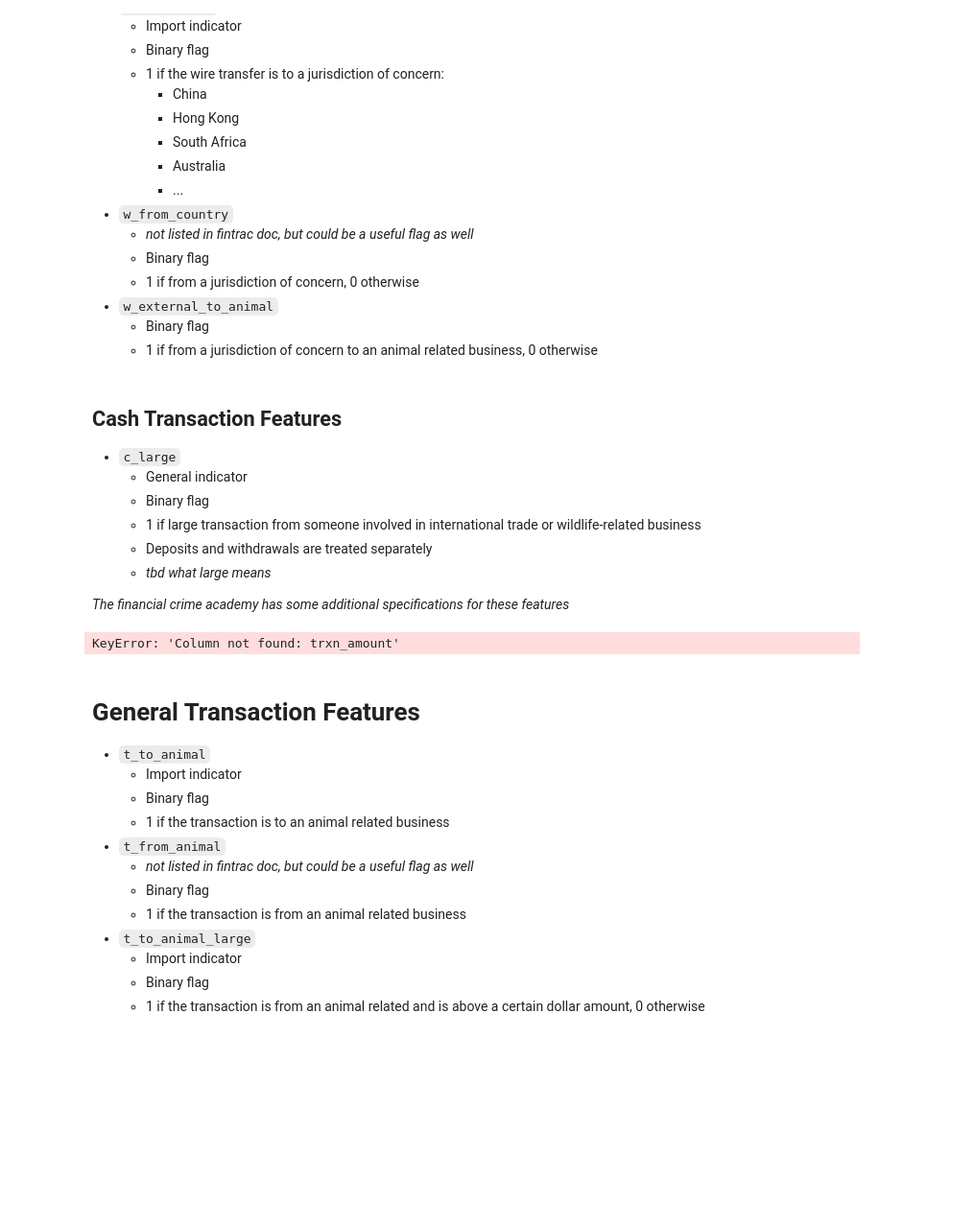
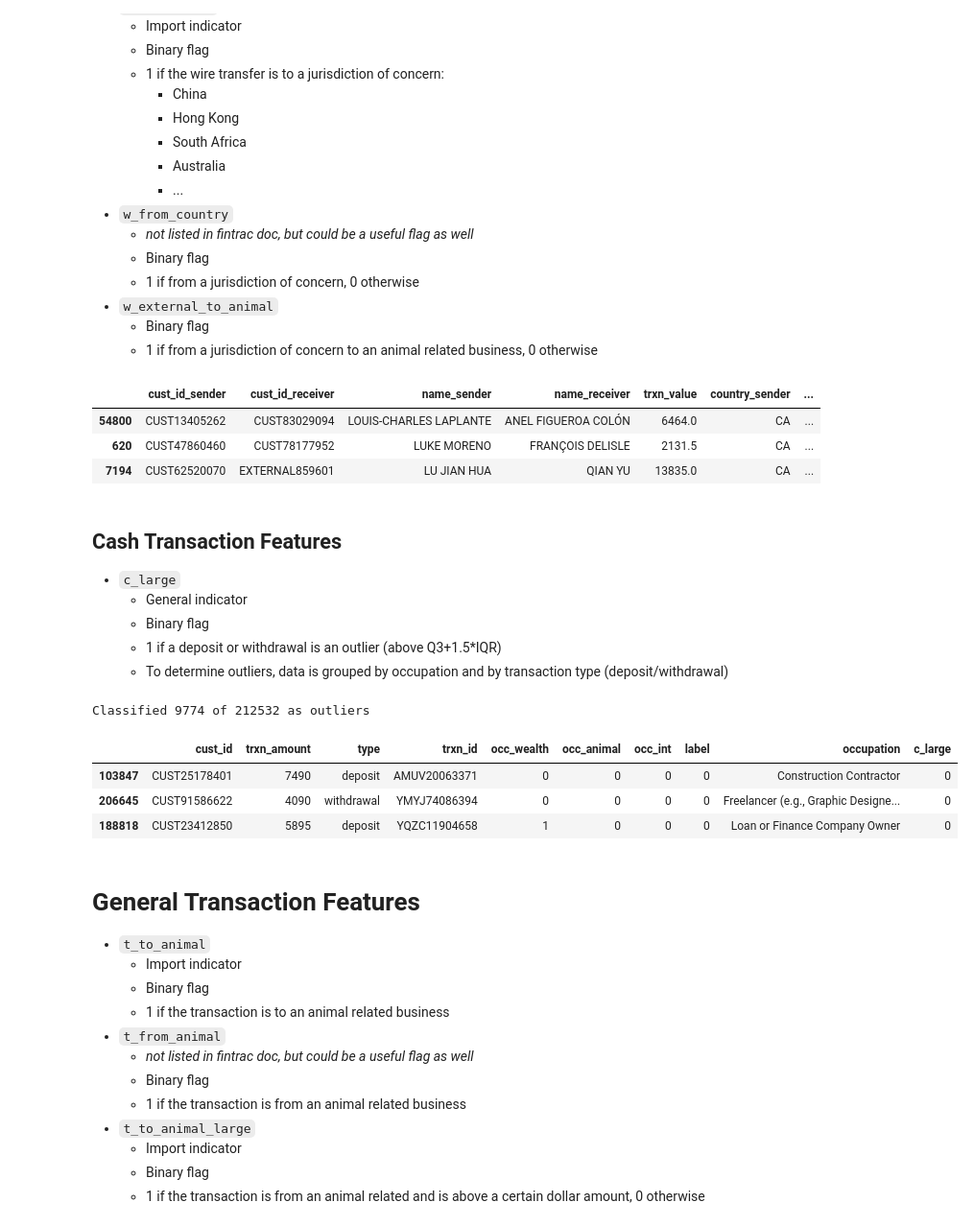
Before and after one commit to jwardbond/2023-imi-bigdata, a Jupyter notebook: pipeline/2.transaction_preprocessing.ipynb, the cells around one changed output. Shown at 96% size. Drawn from its saved outputs; the diff is of its cells as text; code cells hidden in the pictures; blank space fills up the shorter version.

```diff
--- a/pipeline/2.transaction_preprocessing.ipynb
+++ b/pipeline/2.transaction_preprocessing.ipynb
@@ -121,14 +108,19 @@ wire_df = wire_df.merge(kyc_df.add_suffix('_receiver', axis=1), on='cust_id_rece
 wire_df['w_external_to_animal'] = wire_df.apply(lambda r: 1 if r.country_sender!='CA' and r.occ_animal_receiver==1 else 0, axis=1)
+# %%
+wire_df.to_parquet(WIREPATH, index=False)
+wire_df.sample(3)
+# %% [output]
+|  | cust_id_sender | cust_id_receiver | name_sender | name_receiver | trxn_value | country_sender | ... |
+| 54800 | CUST13405262 | CUST83029094 | LOUIS-CHARLES LAPLANTE | ANEL FIGUEROA COLÓN | 6464.0 | CA | ... |
+| 620 | CUST47860460 | CUST78177952 | LUKE MORENO | FRANÇOIS DELISLE | 2131.5 | CA | ... |
+| 7194 | CUST62520070 | EXTERNAL859601 | LU JIAN HUA | QIAN YU | 13835.0 | CA | ... |
 # %% [markdown]
 ## Cash Transaction Features
 - `c_large`
     - General indicator
     - Binary flag
-    - 1 if large transaction from someone involved in international trade or wildlife-related business
-    - Deposits and withdrawals are treated separately
-    - *tbd what large means*
-
-*The financial crime academy has some additional specifications for these features*
+    - 1 if a deposit or withdrawal is an outlier (above Q3+1.5*IQR)
+    - To determine outliers, data is grouped by occupation and by transaction type (deposit/withdrawal)
 # %%
 from pathlib import Path
 import pandas as pd
@@ -143,31 +135,36 @@ UPPERBOUND = 1.5 #Q3 + UPPERBOUND*IQR gives the transaction amount beyond which
 # %%
 #Load Data
 kyc_df = pd.read_parquet(KYCPATH)
-kyc_df = kyc_df[['cust_id', 'Name', 'Occupation']]
+kyc_df = kyc_df[['cust_id', 'occupation']]
 
 cash_df = pd.read_parquet(CASHPATH)
-if "Occupation" not in cash_df.columns:
-    cash_df = cash_df.merge(kyc_df, on='cust_id', how='left')
+cash_df = cash_df.merge(kyc_df, on='cust_id', how='left')
 
 #Get IQR for Outlier Test
-q3 = cash_df.groupby(['type', 'Occupation'])['trxn_amount'].quantile(0.75)
-q1 = cash_df.groupby(['type', 'Occupation'])['trxn_amount'].quantile(0.25)
+q3 = cash_df.groupby(['type', 'occupation'])['trxn_amount'].quantile(0.75)
+q1 = cash_df.groupby(['type', 'occupation'])['trxn_amount'].quantile(0.25)
 iqr = q3-q1
 fence = q3+UPPERBOUND*iqr #upper bound for outlier tests
 fence_dict = fence.to_dict()
 
-#
+#Test outliers
 def outlier_test(row, fence):
-    outlier = row.trxn_amount > fence[(row.type, row.Occupation)]
+    outlier = row.trxn_amount > fence[(row.type, row.occupation)]
 
     return 1 if outlier else 0
 
 cash_df['c_large'] = cash_df.apply(lambda row: outlier_test(row, fence_dict), axis=1)
 print(f'Classified {cash_df.c_large.sum()} of {cash_df.c_large.count()} as outliers')
 # %% [output]
-KeyError: 'Column not found: trxn_amount'
+Classified 9774 of 212532 as outliers
 # %%
-cash_df.to_parquet(CASHPATH)
+cash_df.to_parquet(CASHPATH, index=False)
+cash_df.sample(3)
+# %% [output]
+|  | cust_id | trxn_amount | type | trxn_id | occ_wealth | occ_animal | occ_int | label | occupation | c_large |
+| 103847 | CUST25178401 | 7490 | deposit | AMUV20063371 | 0 | 0 | 0 | 0 | Construction Contractor | 0 |
+| 206645 | CUST91586622 | 4090 | withdrawal | YMYJ74086394 | 0 | 0 | 0 | 0 | Freelancer (e.g., Graphic Designe... | 0 |
+| 188818 | CUST23412850 | 5895 | deposit | YQZC11904658 | 1 | 0 | 0 | 0 | Loan or Finance Company Owner | 0 |
 # %% [markdown]
 # General Transaction Features
 - `t_to_animal`
```
Also changed, not shown: parts of 3 cells of this notebook, 3 other files.
